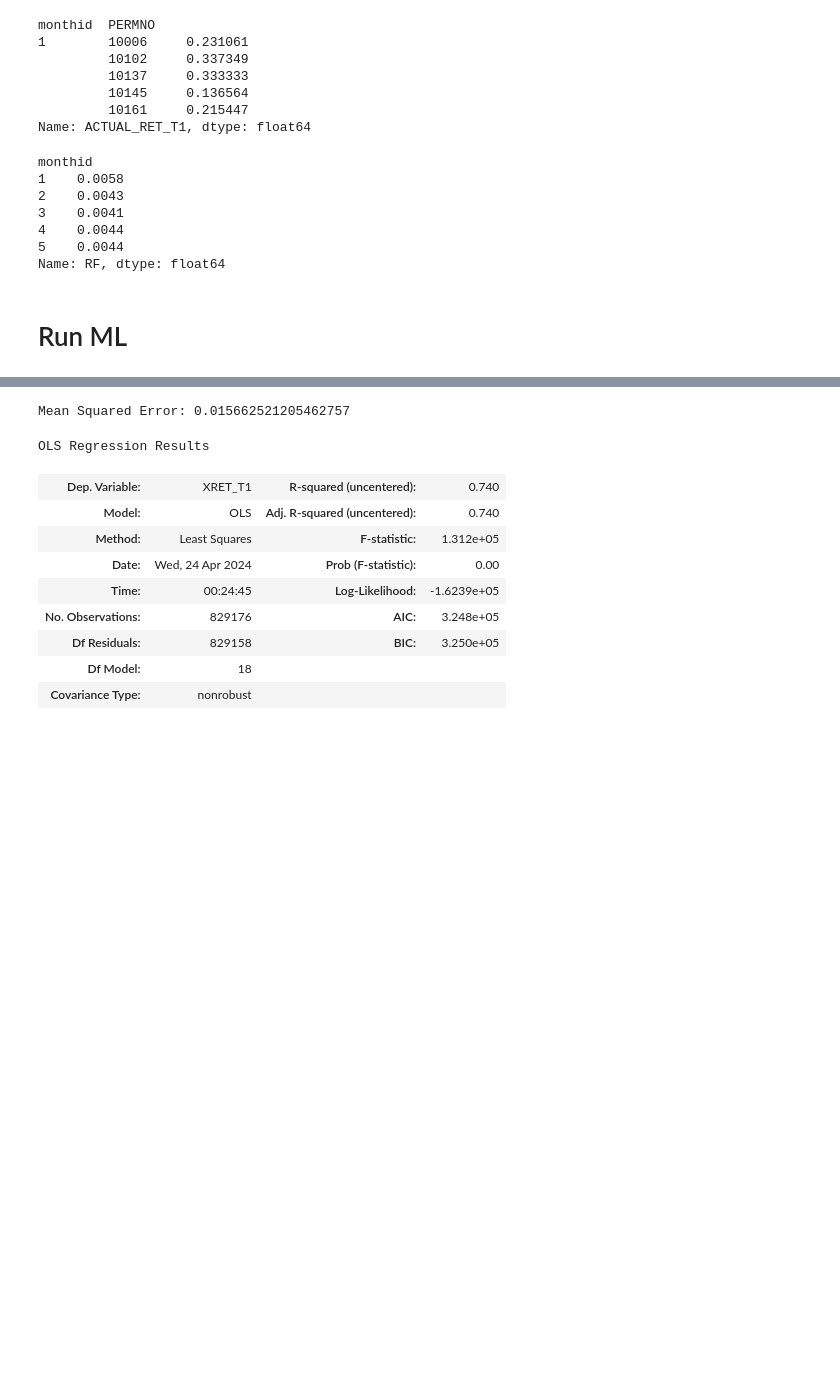
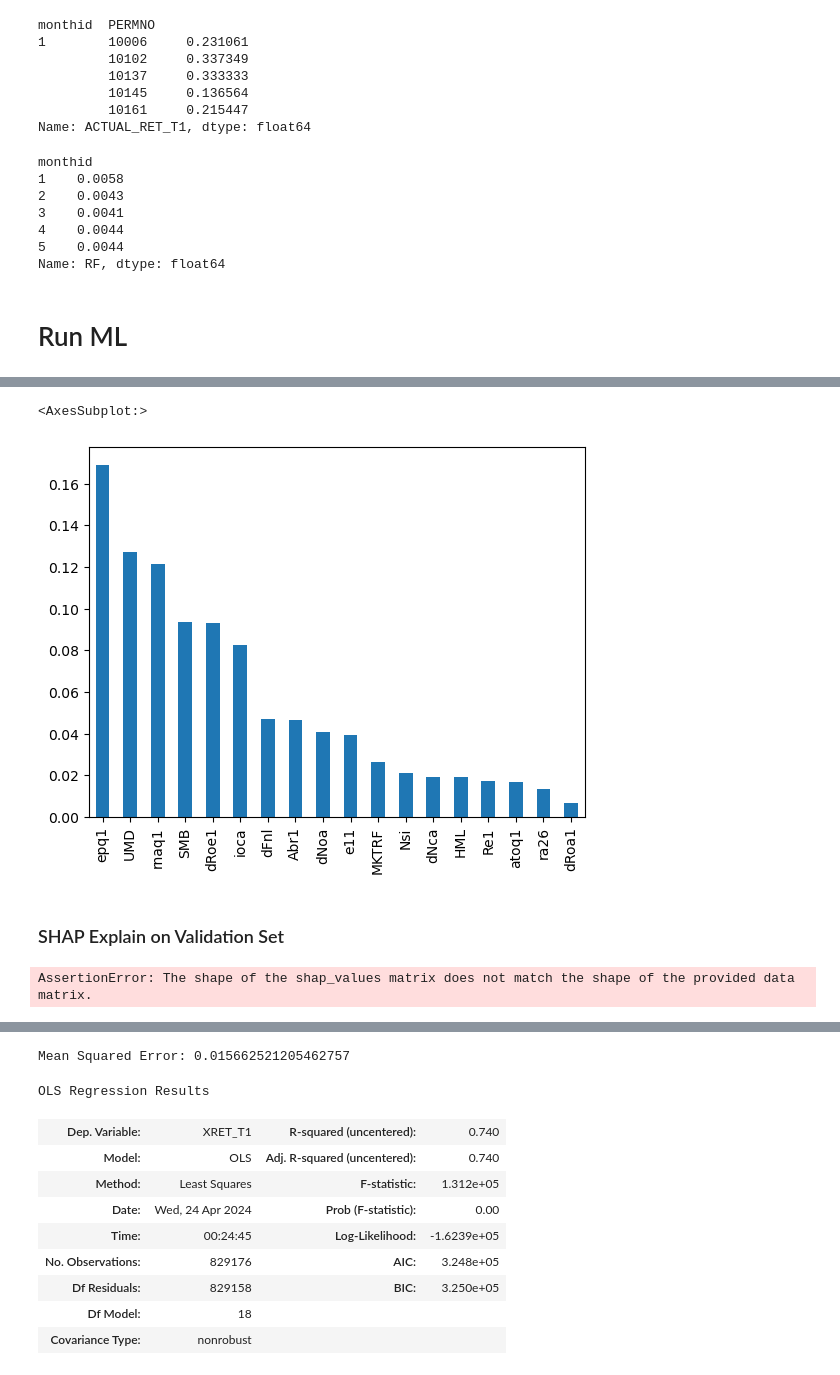
Before and after one commit to yiyun-sj/factor-trading, a Jupyter notebook: ml2.ipynb, the cells around one changed output, grey strips where cells are left out. Cells and saved outputs as stored; diff of their text form; code cells hidden in the pictures; blank space fills up the shorter version.

```diff
--- a/ml2.ipynb
+++ b/ml2.ipynb
@@ -325,9 +215,3 @@ OBJECTIVE = "XRET_T1"
 FEATURES = [
     'SMB', 'HML', 'MKTRF', 'UMD', 'epq1', 'ioca', 'ra26', 'e11', 'Abr1', 'Re1', 'dRoe1', 'dRoa1', 'rnaq1', 'atoq1', 'dNoa', 'Nsi', 'dNca', 'dFnl'
 ]
-# %%
-model = Model(
-    data=ml_data,
-    feature_cols=FEATURES,
-    objective_col=OBJECTIVE
-)
@@ -353,5 +218,6 @@ Validation R2: -0.0009815408164755013
 # %%
 import math
+from sklearn.metrics import r2_score, mean_squared_error
 from sklearn.exceptions import NotFittedError
 
 # Predictions
@@ -359,7 +225,6 @@ def pred(model, x_train, y_train, x_test, y_test):
     # Fit model and predict. If the model is already fitted, use the existing trained model.
     try:
         pred = model.predict(x_test)
-        print(f"The provided model was already fit. Used the existing trained model.")
     except NotFittedError as e:
         print(f"Training Model...")
         model = model.fit(x_train, y_train)
@@ -384,10 +249,6 @@ def portfolio_build(df_pred: pd.DataFrame, model_name: str, actual_t1_returns: p
     actual_t1_returns.name = "ACTUAL_RET_T1"
 
     data = df_pred.merge(actual_t1_returns, how="left", left_index=True, right_index=True)
-
-    # Initialize list of values
-    long_short_lst = []
-    value_lst = []
 
     portfolio_ret = []
     # index is monthid + 1, since these returns are for the start of the current period to end of next period, so month ending monthid+1
@@ -417,8 +278,9 @@ def portfolio_build(df_pred: pd.DataFrame, model_name: str, actual_t1_returns: p
     ls_sub_rf_std = ls_df['ls_sub_rf'].std()*math.sqrt(12)
     sharpe_ratio = ls_sub_rf_mean/ls_sub_rf_std*math.sqrt(12)
 
-    print("The annualized excess return "+ model_name + " long short portfolio is: " + str(ls_sub_rf_mean))
-    print("The annualized std dev of returns of " + model_name + " long short portfolio is: " + str(ls_sub_rf_std))
-    print("The anualized Sharpe ratio of " + model_name + " long short portfolio is: " + str(sharpe_ratio))
+    print(model_name + " excess return (ann): " + str(ls_sub_rf_mean))
+    print(model_name + " volatility (ann): " + str(ls_sub_rf_std))
+    print(model_name + " sharpe ratio (ann): " + str(sharpe_ratio))
+    print()
 
     return ls_df, ls_sub_rf_mean, ls_sub_rf_std, sharpe_ratio
@@ -579,0 +630,15 @@ model.y_test
+# %%
+# Using default RF feature importance
+importances = pd.Series(model.final_trained_models["RandomForest"].feature_importances_, index=FEATURES).sort_values(ascending=False)
+importances.plot(kind="bar")
+# %% [output]
+<AxesSubplot:>
+[figure, added]
+# %% [markdown]
+### SHAP Explain on Validation Set
+# %%
+import shap
+explainer = shap.TreeExplainer(final["RandomForest"])
+shap_values = explainer.shap_values(model.x_validate)
+# %% [output]
+AssertionError: The shape of the shap_values matrix does not match the shape of the provided data matrix.
```
Also changed, not shown: parts of 32 cells of this notebook.
